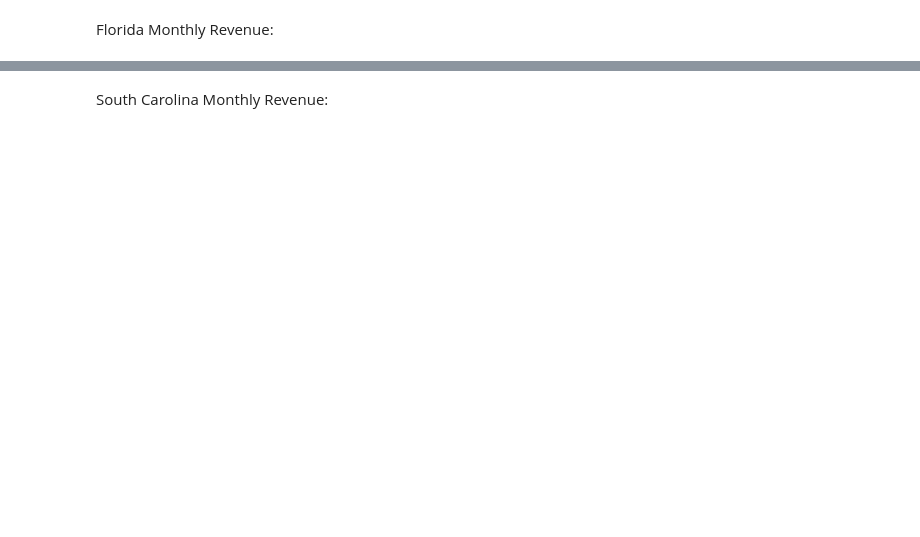
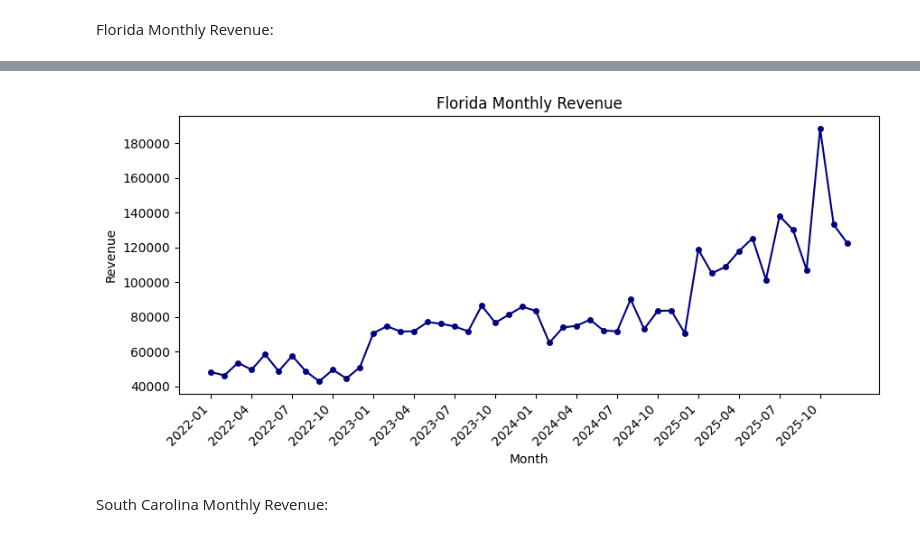
Before and after one commit to edmundvi/Capstone_2, a Jupyter notebook: viray_sales_analysis.ipynb, the cells around one changed output, grey strips where cells are left out. Cells and saved outputs as stored; diff of their text form; code cells hidden in the pictures; blank space fills up the shorter version.

```diff
--- a/viray_sales_analysis.ipynb
+++ b/viray_sales_analysis.ipynb
@@ -207,3 +212,21 @@ fl_revenue
+# %%
+# Convert earlier formatting back to numeric
+fl_line = fl_revenue.copy()
+fl_line['Florida Revenue'] = fl_line['Florida Revenue'].str.replace('[$,]', '', regex=True).astype(float)
+
+# Plot
+plt.figure(figsize=(10, 4))
+plt.plot(fl_line['Month'].astype(str), fl_line['Florida Revenue'], color='navy', marker='o', markersize=4)
+
+# Aesthetics
+plt.title('Florida Monthly Revenue')
+plt.xlabel('Month')
+plt.ylabel('Revenue')
+plt.xticks(rotation=45, ha='right', ticks=range(0, len(fl_line), 3))
+
+plt.show()
+# %% [output]
+[figure, added]
 # %% [markdown]
 South Carolina Monthly Revenue:
 # %%
```
Also changed, not shown: parts of 38 cells of this notebook.
